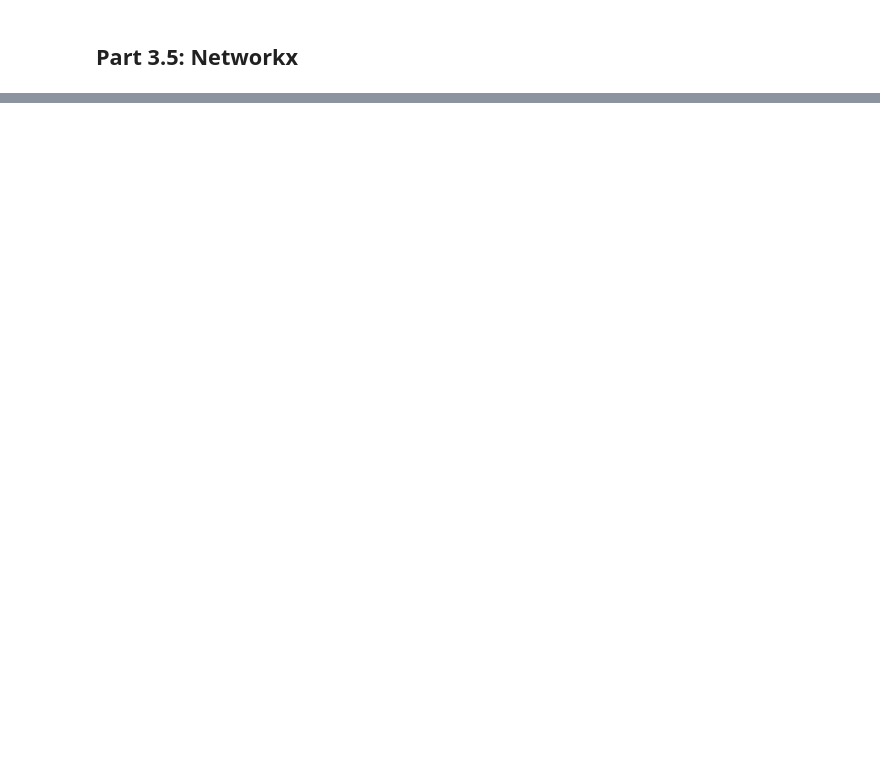
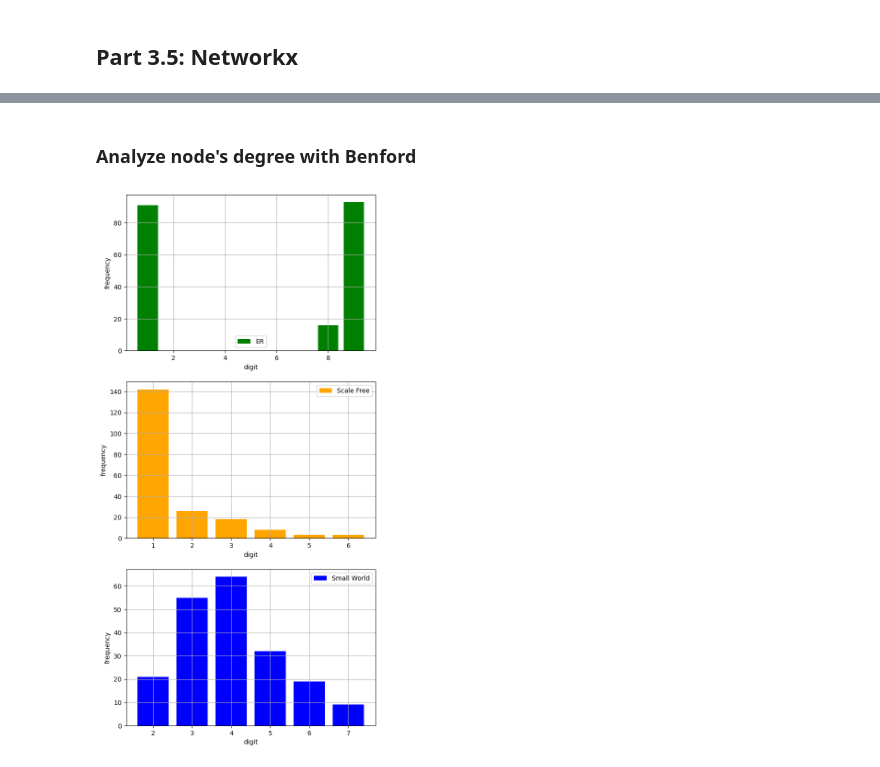
Before and after one commit to ILoveBacteria/probability-course-exercise, a Jupyter notebook: notebook.ipynb, the cells around one changed output, grey strips where cells are left out. Drawn from its saved outputs; the diff is of its cells as text; code cells hidden in the pictures; blank space fills up the shorter version.

```diff
--- a/notebook.ipynb
+++ b/notebook.ipynb
@@ -195,7 +195,7 @@ for i, v in enumerate(ax.flatten()):
 ### 3.2.1: Scipy Constants
 # %%
 def first_digit_of_number(n: int|float) -> int:
-    if n < 1:
+    if 0 < n < 1:
         while(n < 1):
             n *= 10
     return int(str(n)[0])
@@ -329,0 +354,19 @@ nx.draw(graph, with_labels=True)
+# %% [markdown]
+### Analyze node's degree with Benford
+# %%
+er_degrees = map(lambda x: x[1], er_graph.degree)
+scale_free_degrees = map(lambda x: x[1], scale_free_graph.degree)
+small_world_degrees = map(lambda x: x[1], small_world_graph.degree)
+
+fig, ax = plt.subplots(3, 1, figsize=(7, 15))
+ax = ax.flatten()
+ax[0].bar(*first_digit_frequency(er_degrees), label='ER', color='green')
+ax[1].bar(*first_digit_frequency(scale_free_degrees), label='Scale Free', color='orange')
+ax[2].bar(*first_digit_frequency(small_world_degrees), label='Small World', color='blue')
+for i in ax:
+    i.legend()
+    i.grid(True)
+    i.set_ylabel('frequency')
+    i.set_xlabel('digit')
+# %% [output]
+[figure, added]
```
Also changed, not shown: parts of 7 cells of this notebook.
